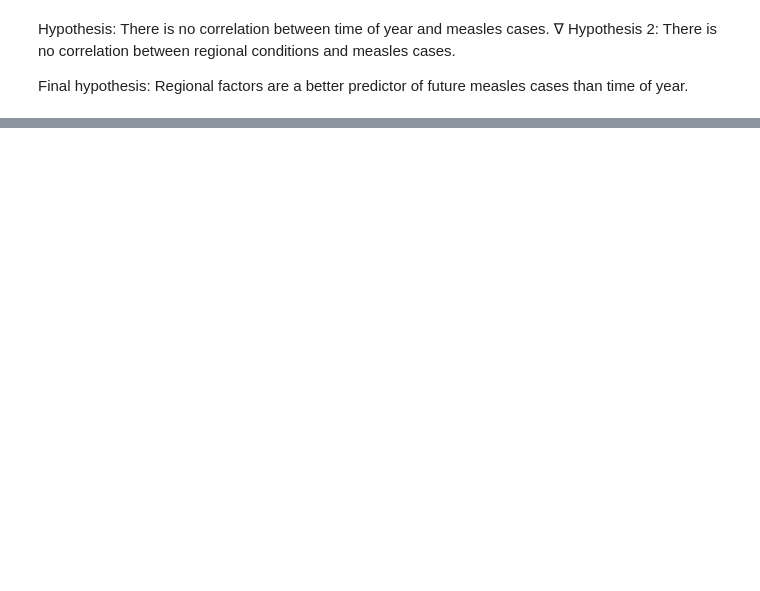
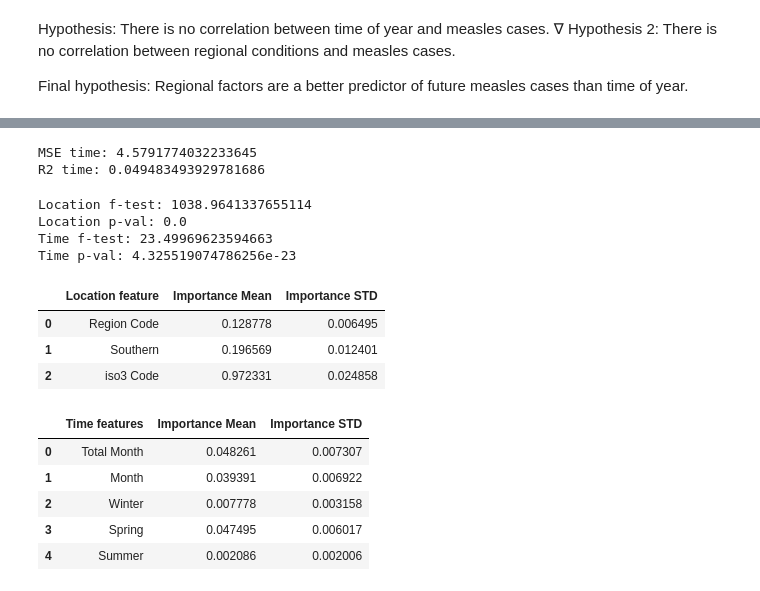
Before and after one commit to vanillaloki9306/Measles-and-Rubella-dataset-project, a Jupyter notebook: Measles_and_Rubella_project.ipynb, the cells around one changed output, grey strips where cells are left out. Saved outputs shown, nothing was run; the diff lists cells and outputs as text; code cells hidden in the pictures; blank space fills up the shorter version.

```diff
--- a/Measles_and_Rubella_project.ipynb
+++ b/Measles_and_Rubella_project.ipynb
@@ -780,0 +928,71 @@ Month R2: 0.02961769458959207
+# %%
+features_time = cases_measles[['Total Month', 'Month', 'Winter', 'Spring', 'Summer']]
+
+X_train2, X_separated2, y_train2, y_separated2 = model_selection.train_test_split(features_time, label, test_size = 0.2, random_state = 82)
+X_val2, X_test2, y_val2, y_test2 = model_selection.train_test_split(X_separated2, y_separated2, test_size = 0.5, random_state = 82)
+
+Time_Model = RandomForestRegressor(n_estimators = 300,
+                                   max_depth = 12,
+                                   min_samples_leaf = 3)
+Time_Model.fit(X_train2, y_train2)
+Time_Predict = Time_Model.predict(X_val2)
+
+mse_time = mean_squared_error(y_val2, Time_Predict)
+r2_time = r2_score(y_val2, Time_Predict)
+
+print(f"MSE time: {mse_time}")
+print(f"R2 time: {r2_time}")
+# %% [output]
+MSE time: 4.5791774032233645
+R2 time: 0.049483493929781686
+# %%
+result_location = permutation_importance(Location_Model, X_val, y_val, n_repeats = 30, random_state = 82)
+
+importance_location = pd.DataFrame({'Location feature': X_train.columns,
+                                  'Importance Mean': result_location.importances_mean,
+                                  'Importance STD': result_location.importances_std})
+
+result_time = permutation_importance(Time_Model, X_val2, y_val2, n_repeats = 30, random_state = 82)
+
+importance_time = pd.DataFrame({'Time features': X_train2.columns,
+                                'Importance Mean': result_time.importances_mean,
+                                'Importance STD': result_time.importances_std})
+# %%
+N = len(y_val)
+k = 3
+f_test = (r2_location/k)/((1-r2_location)/(N-k-1))
+print(f"Location f-test: {f_test}")
+p_val = stats.f.sf(f_test, k, N - k - 1)
+print(f"Location p-val: {p_val}")
+
+N = len(y_val2)
+k = 5
+f_test2 = (r2_time/k)/((1-r2_time)/(N-k-1))
+print(f"Time f-test: {f_test2}")
+p_val2 = stats.f.sf(f_test2, k, N - k - 1)
+print(f"Time p-val: {p_val2}")
+# %% [output]
+Location f-test: 1038.9641337655114
+Location p-val: 0.0
+Time f-test: 23.49969623594663
+Time p-val: 4.325519074786256e-23
+# %%
+importance_location
+
+#Northern is redundant
+# %% [output]
+|  | Location feature | Importance Mean | Importance STD |
+| 0 | Region Code | 0.128778 | 0.006495 |
+| 1 | Southern | 0.196569 | 0.012401 |
+| 2 | iso3 Code | 0.972331 | 0.024858 |
+# %%
+importance_time
+
+#Winter is redundant
+# %% [output]
+|  | Time features | Importance Mean | Importance STD |
+| 0 | Total Month | 0.048261 | 0.007307 |
+| 1 | Month | 0.039391 | 0.006922 |
+| 2 | Winter | 0.007778 | 0.003158 |
+| 3 | Spring | 0.047495 | 0.006017 |
+| 4 | Summer | 0.002086 | 0.002006 |
```
Also changed, not shown: parts of 23 cells of this notebook.
